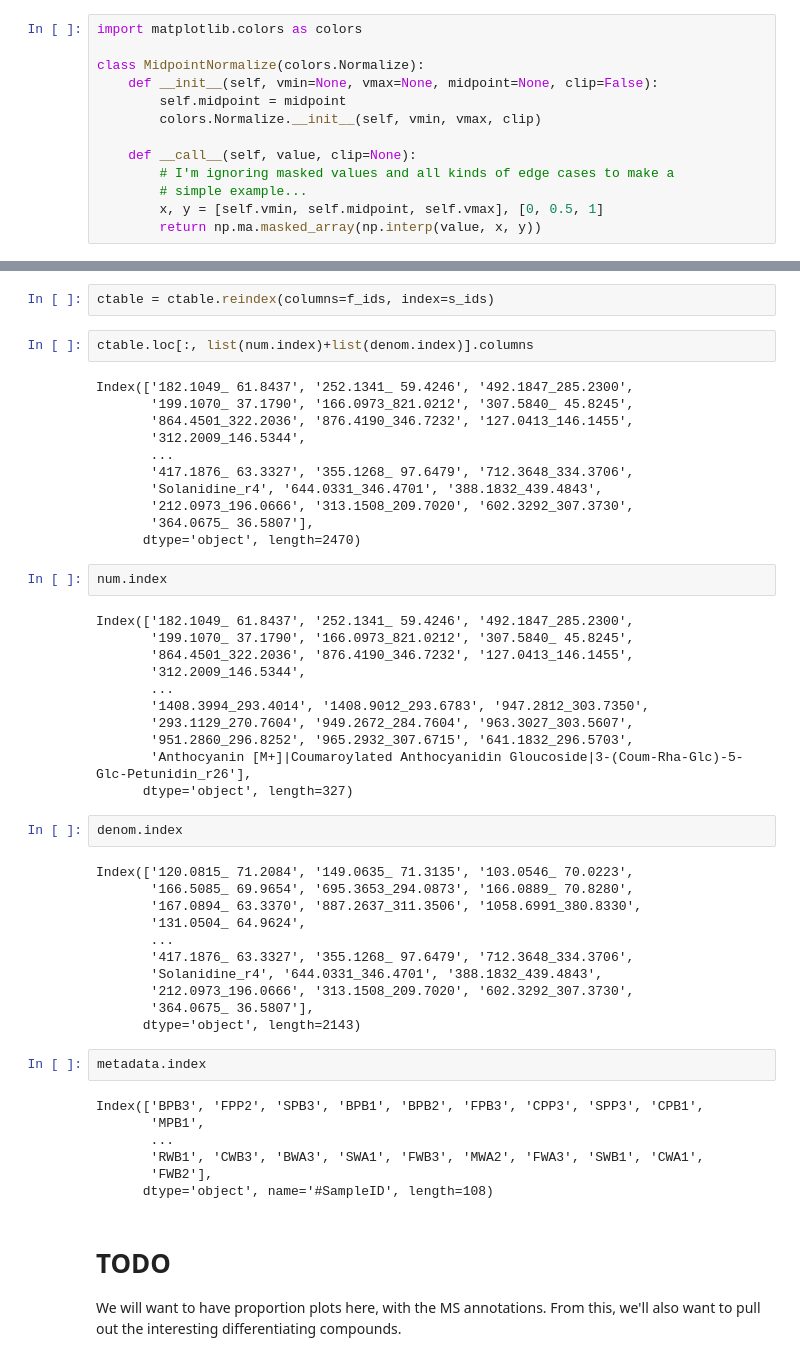
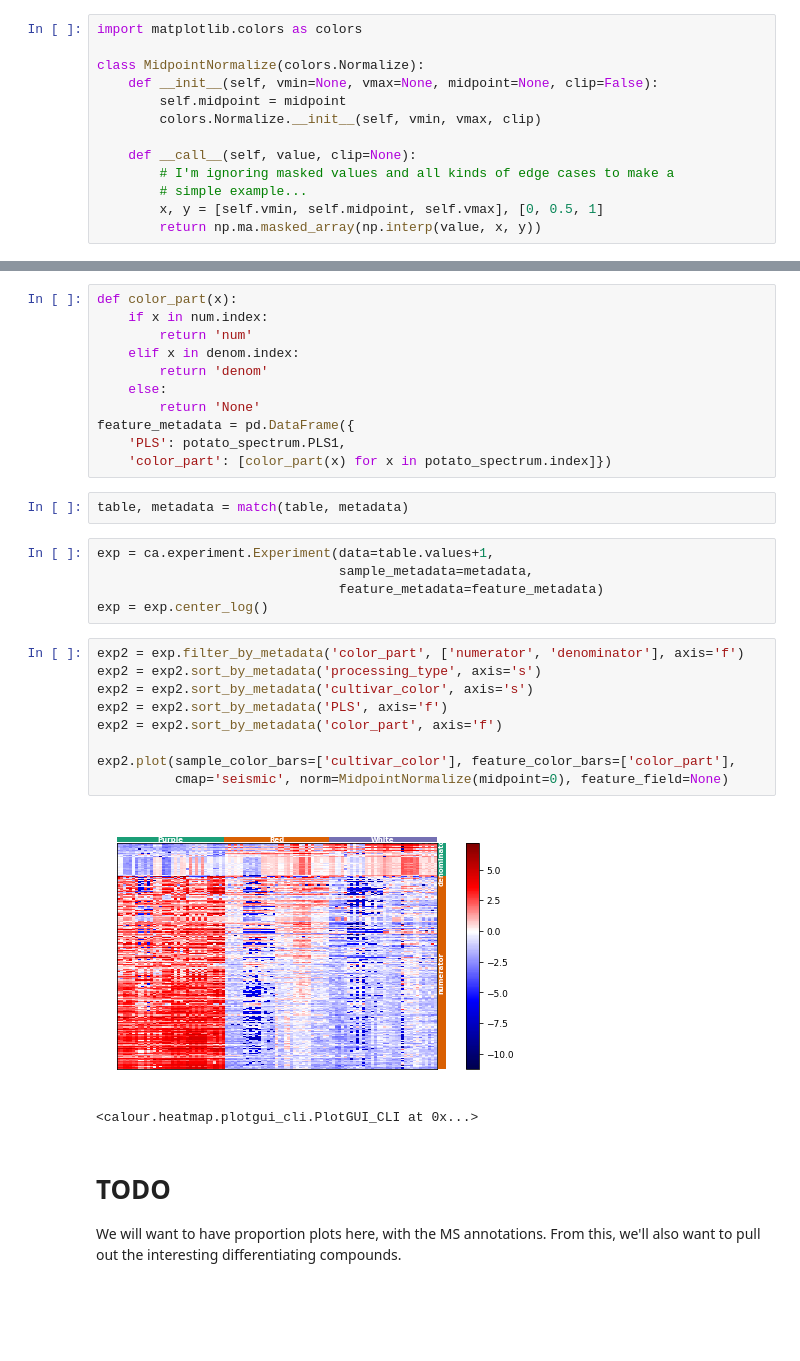
Before and after one commit to mortonjt/pls-balances, a Jupyter notebook: pls_balances/ipynb/potatos.ipynb, the cells around one changed output, grey strips where cells are left out. Drawn from its saved outputs; the diff is of its cells as text; blank space fills up the shorter version.

Commit message:
ENH: Updating with calour notebooks

```diff
--- a/pls_balances/ipynb/potatos.ipynb
+++ b/pls_balances/ipynb/potatos.ipynb
@@ -355,53 +260,33 @@ plt.imshow(ctable.values, aspect='auto', interpolation='nearest', cmap='seismic'
-# %%
-ctable = ctable.reindex(columns=f_ids, index=s_ids)
-# %%
-ctable.loc[:, list(num.index)+list(denom.index)].columns
-# %% [output]
-Index(['182.1049_ 61.8437', '252.1341_ 59.4246', '492.1847_285.2300',
-       '199.1070_ 37.1790', '166.0973_821.0212', '307.5840_ 45.8245',
-       '864.4501_322.2036', '876.4190_346.7232', '127.0413_146.1455',
-       '312.2009_146.5344',
-       ...
-       '417.1876_ 63.3327', '355.1268_ 97.6479', '712.3648_334.3706',
-       'Solanidine_r4', '644.0331_346.4701', '388.1832_439.4843',
-       '212.0973_196.0666', '313.1508_209.7020', '602.3292_307.3730',
-       '364.0675_ 36.5807'],
-      dtype='object', length=2470)
-# %%
-num.index
-# %% [output]
-Index(['182.1049_ 61.8437', '252.1341_ 59.4246', '492.1847_285.2300',
-       '199.1070_ 37.1790', '166.0973_821.0212', '307.5840_ 45.8245',
-       '864.4501_322.2036', '876.4190_346.7232', '127.0413_146.1455',
-       '312.2009_146.5344',
-       ...
-       '1408.3994_293.4014', '1408.9012_293.6783', '947.2812_303.7350',
-       '293.1129_270.7604', '949.2672_284.7604', '963.3027_303.5607',
-       '951.2860_296.8252', '965.2932_307.6715', '641.1832_296.5703',
-       'Anthocyanin [M+]|Coumaroylated Anthocyanidin Gloucoside|3-(Coum-Rha-Glc)-5-Glc-Petunidin_r26'],
-      dtype='object', length=327)
-# %%
-denom.index
-# %% [output]
-Index(['120.0815_ 71.2084', '149.0635_ 71.3135', '103.0546_ 70.0223',
-       '166.5085_ 69.9654', '695.3653_294.0873', '166.0889_ 70.8280',
-       '167.0894_ 63.3370', '887.2637_311.3506', '1058.6991_380.8330',
-       '131.0504_ 64.9624',
-       ...
-       '417.1876_ 63.3327', '355.1268_ 97.6479', '712.3648_334.3706',
-       'Solanidine_r4', '644.0331_346.4701', '388.1832_439.4843',
-       '212.0973_196.0666', '313.1508_209.7020', '602.3292_307.3730',
-       '364.0675_ 36.5807'],
-      dtype='object', length=2143)
-# %%
-metadata.index
-# %% [output]
-Index(['BPB3', 'FPP2', 'SPB3', 'BPB1', 'BPB2', 'FPB3', 'CPP3', 'SPP3', 'CPB1',
-       'MPB1',
-       ...
-       'RWB1', 'CWB3', 'BWA3', 'SWA1', 'FWB3', 'MWA2', 'FWA3', 'SWB1', 'CWA1',
-       'FWB2'],
-      dtype='object', name='#SampleID', length=108)
+# %%
+def color_part(x):
+    if x in num.index:
+        return 'num'
+    elif x in denom.index:
+        return 'denom'
+    else:
+        return 'None'
+feature_metadata = pd.DataFrame({
+    'PLS': potato_spectrum.PLS1,
+    'color_part': [color_part(x) for x in potato_spectrum.index]})
+# %%
+table, metadata = match(table, metadata)
+# %%
+exp = ca.experiment.Experiment(data=table.values+1,
+                               sample_metadata=metadata,
+                               feature_metadata=feature_metadata)
+exp = exp.center_log()
+# %%
+exp2 = exp.filter_by_metadata('color_part', ['numerator', 'denominator'], axis='f')
+exp2 = exp2.sort_by_metadata('processing_type', axis='s')
+exp2 = exp2.sort_by_metadata('cultivar_color', axis='s')
+exp2 = exp2.sort_by_metadata('PLS', axis='f')
+exp2 = exp2.sort_by_metadata('color_part', axis='f')
+
+exp2.plot(sample_color_bars=['cultivar_color'], feature_color_bars=['color_part'],
+          cmap='seismic', norm=MidpointNormalize(midpoint=0), feature_field=None)
+# %% [output]
+[figure, added]
+<calour.heatmap.plotgui_cli.PlotGUI_CLI at 0x...>
 # %% [markdown]
 # TODO
 
```
Also changed, not shown: parts of 19 cells of this notebook, 42 other files.
